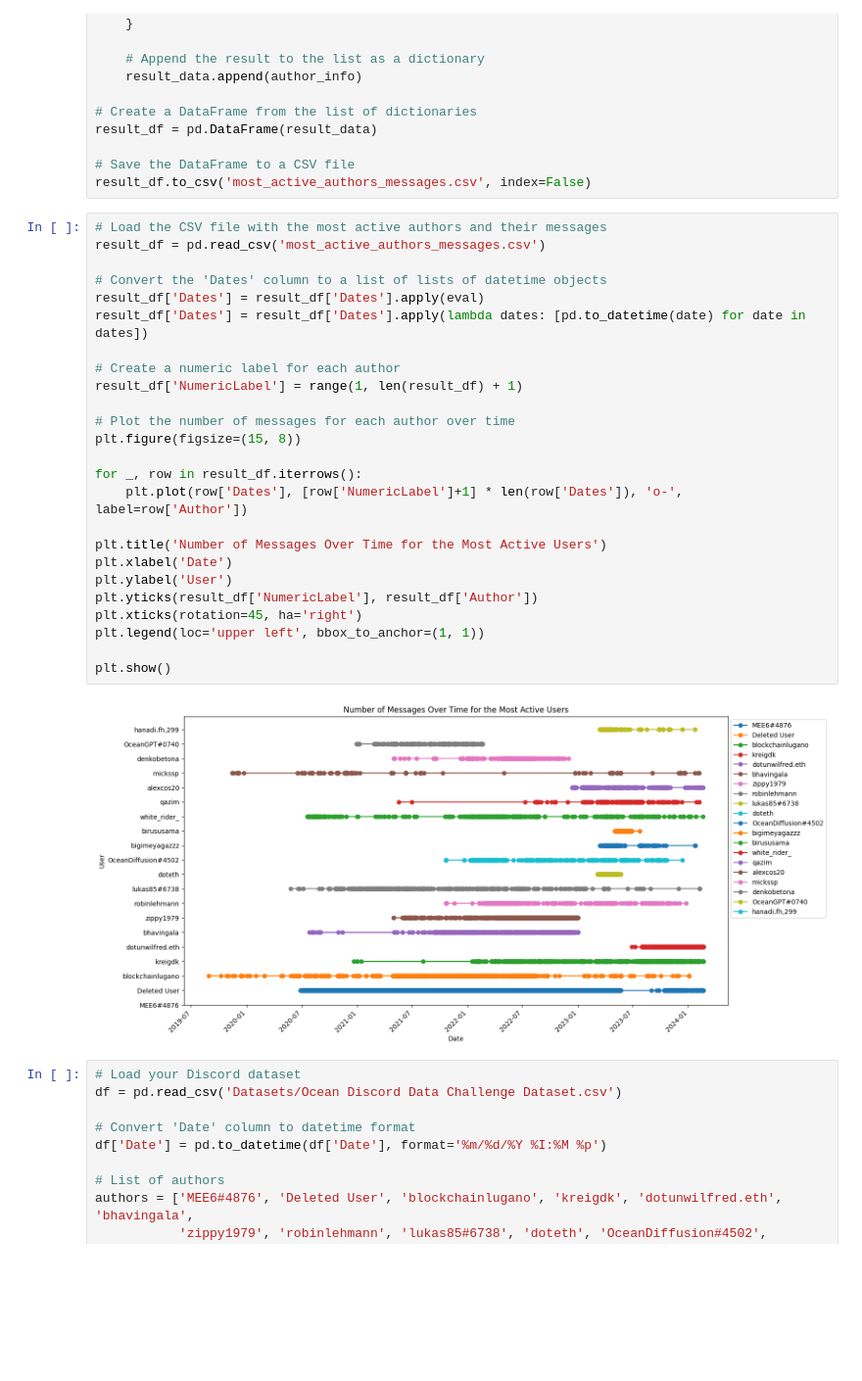
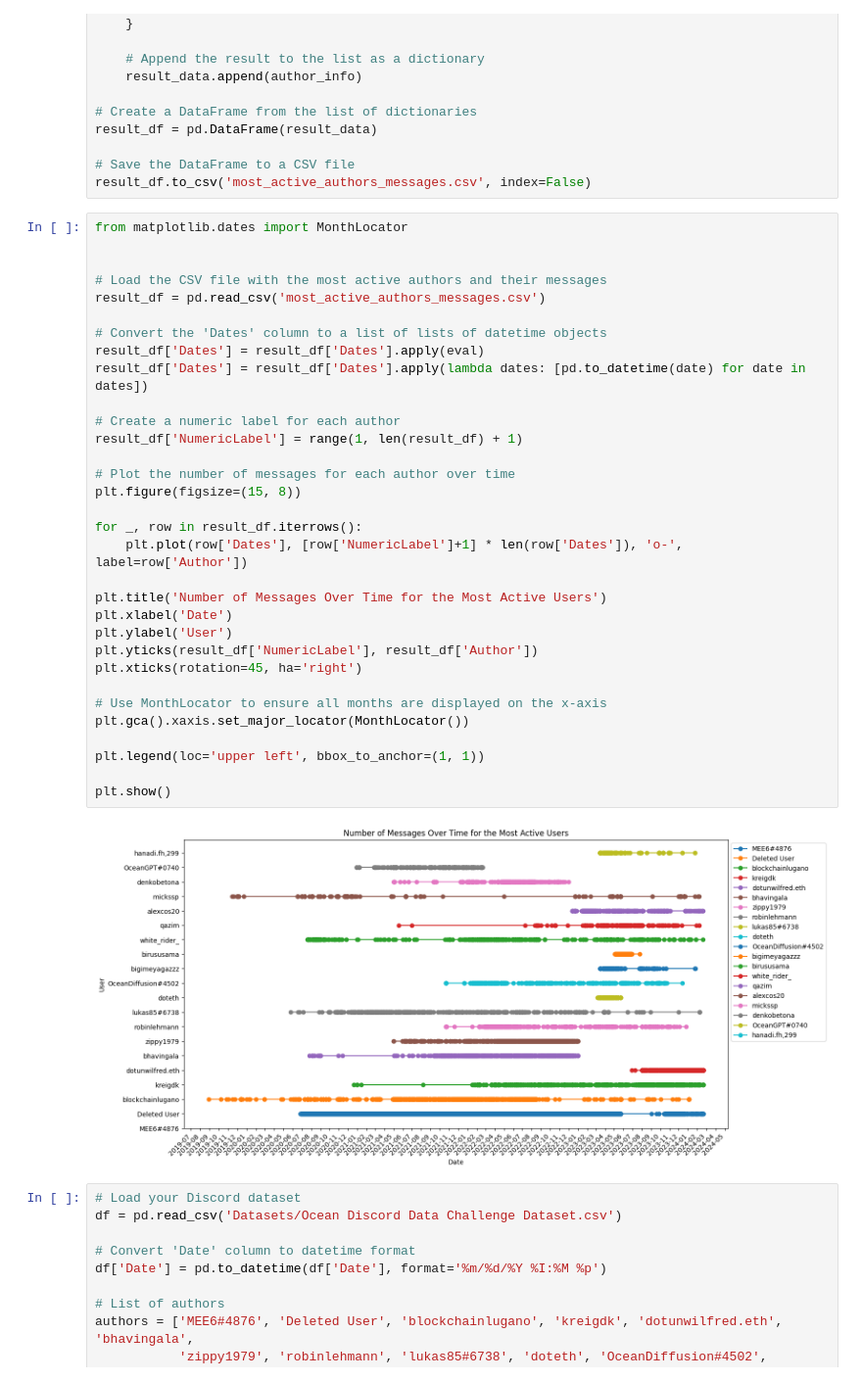
Before and after one commit to hugomoura10/discord_analysis_ocean, a Jupyter notebook: main.ipynb, the cells around one changed output. Shown at 98% size. Drawn from its saved outputs; the diff is of its cells as text; blank space fills up the shorter version.

```diff
--- a/main.ipynb
+++ b/main.ipynb
@@ -368,32 +368,39 @@ result_df = pd.DataFrame(result_data)
 # Save the DataFrame to a CSV file
 result_df.to_csv('most_active_authors_messages.csv', index=False)
 # %%
+from matplotlib.dates import MonthLocator
+
+
 # Load the CSV file with the most active authors and their messages
 result_df = pd.read_csv('most_active_authors_messages.csv')
 
 # Convert the 'Dates' column to a list of lists of datetime objects
 result_df['Dates'] = result_df['Dates'].apply(eval)
 result_df['Dates'] = result_df['Dates'].apply(lambda dates: [pd.to_datetime(date) for date in dates])
 
 # Create a numeric label for each author
 result_df['NumericLabel'] = range(1, len(result_df) + 1)
 
 # Plot the number of messages for each author over time
 plt.figure(figsize=(15, 8))
 
 for _, row in result_df.iterrows():
     plt.plot(row['Dates'], [row['NumericLabel']+1] * len(row['Dates']), 'o-', label=row['Author'])
 
 plt.title('Number of Messages Over Time for the Most Active Users')
 plt.xlabel('Date')
 plt.ylabel('User')
 plt.yticks(result_df['NumericLabel'], result_df['Author'])
 plt.xticks(rotation=45, ha='right')
+
+# Use MonthLocator to ensure all months are displayed on the x-axis
+plt.gca().xaxis.set_major_locator(MonthLocator())
+
 plt.legend(loc='upper left', bbox_to_anchor=(1, 1))
 
 plt.show()
 # %% [output]
-[figure, old version]
+[figure, new version]
 # %%
 # Load your Discord dataset
 df = pd.read_csv('Datasets/Ocean Discord Data Challenge Dataset.csv')
```
Also changed, not shown: 11 other files.
